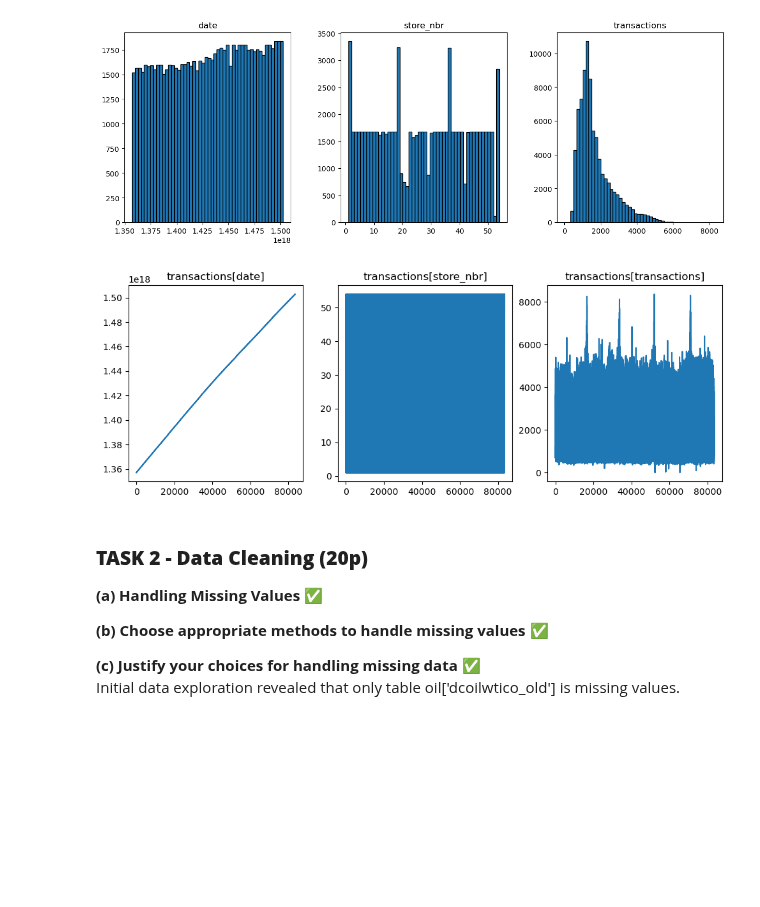
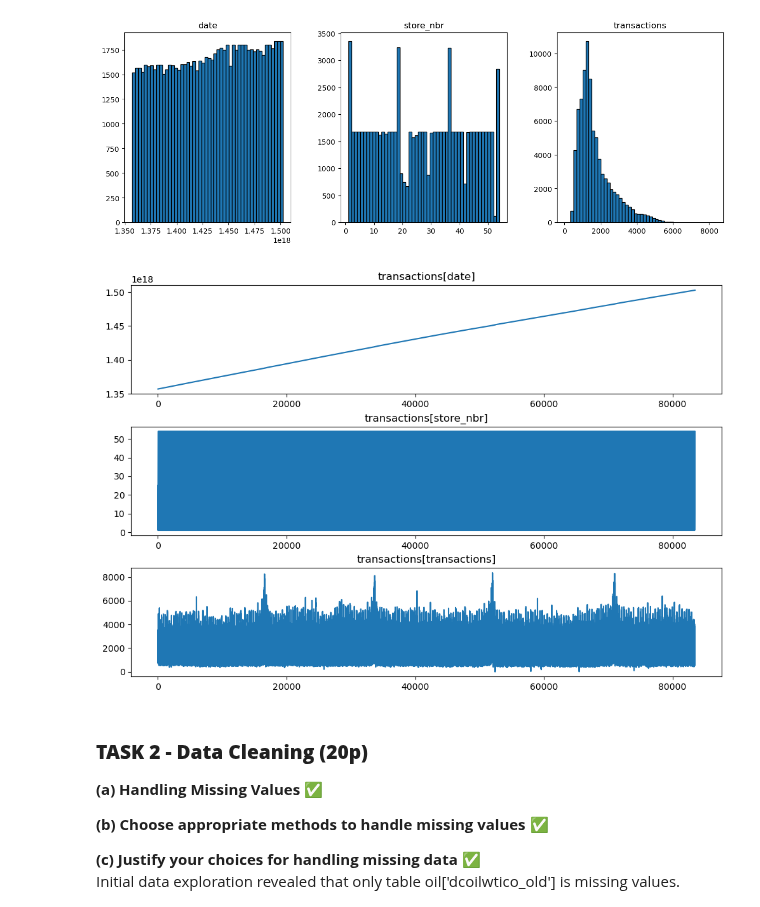
Before and after one commit to Anders-Stubberud/IT3212, a Jupyter notebook: assignment_1/notebook_Thomas.ipynb, the cells around one changed output. Drawn from its saved outputs; the diff is of its cells as text; code cells hidden in the pictures; blank space fills up the shorter version.

```diff
--- a/assignment_1/notebook_Thomas.ipynb
+++ b/assignment_1/notebook_Thomas.ipynb
@@ -492,13 +492,13 @@ transactions.hist(ax=axis, edgecolor='black', grid=False, bins=50); plt.show()
 # %% [output]
 [figure]
 # %%
-fig, axs = plt.subplots(1,3,figsize=(12, 4)); fig.subplots_adjust(wspace=0.2, hspace=0.3)
+fig, axs = plt.subplots(3,1,figsize=(12, 8)); fig.subplots_adjust(wspace=0.2, hspace=0.3)
 axs[0].plot(transactions['date']); axs[0].set_title('transactions[date]')
 axs[1].plot(transactions['store_nbr']); axs[1].set_title('transactions[store_nbr]')
 axs[2].plot(transactions['transactions']); axs[2].set_title('transactions[transactions]')
 plt.show()
 # %% [output]
-[figure, old version]
+[figure, new version]
 # %% [markdown]
 ### **TASK 2 - Data Cleaning (20p)**
 **(a) Handling Missing Values** ✅
```
Also changed, not shown: parts of 3 cells of this notebook, 1 other file.
